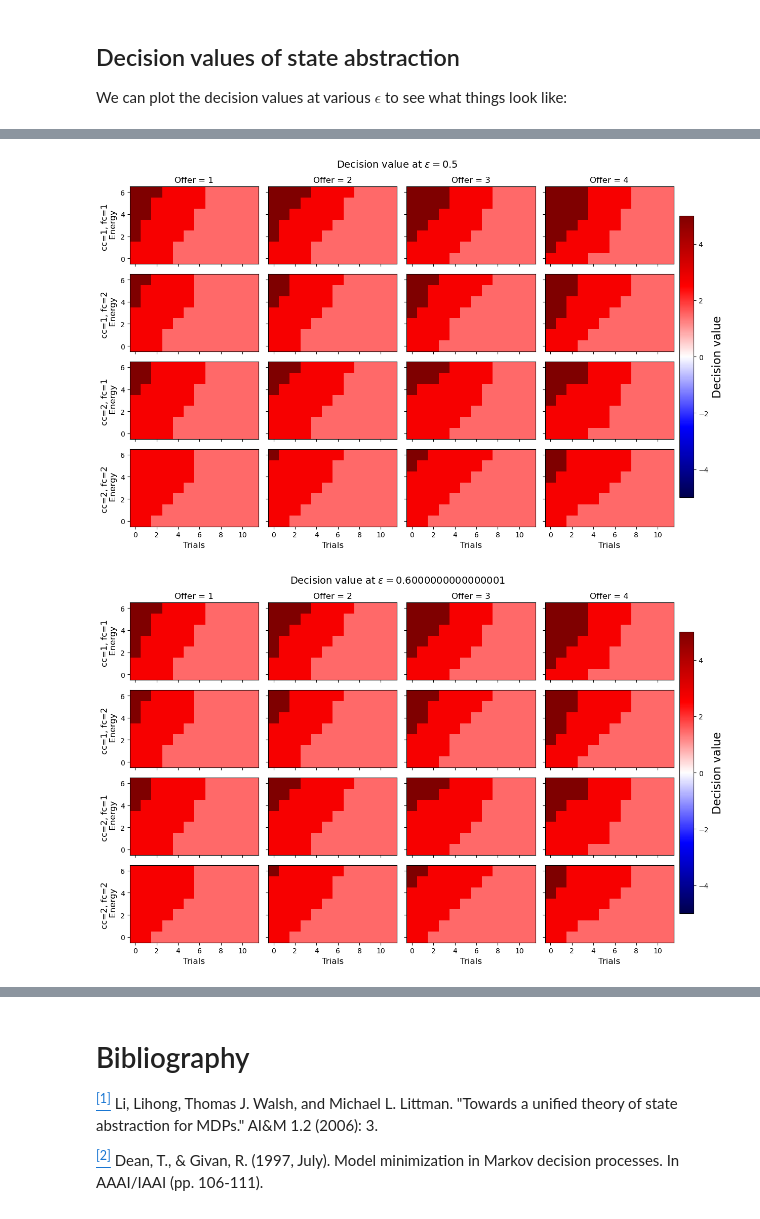
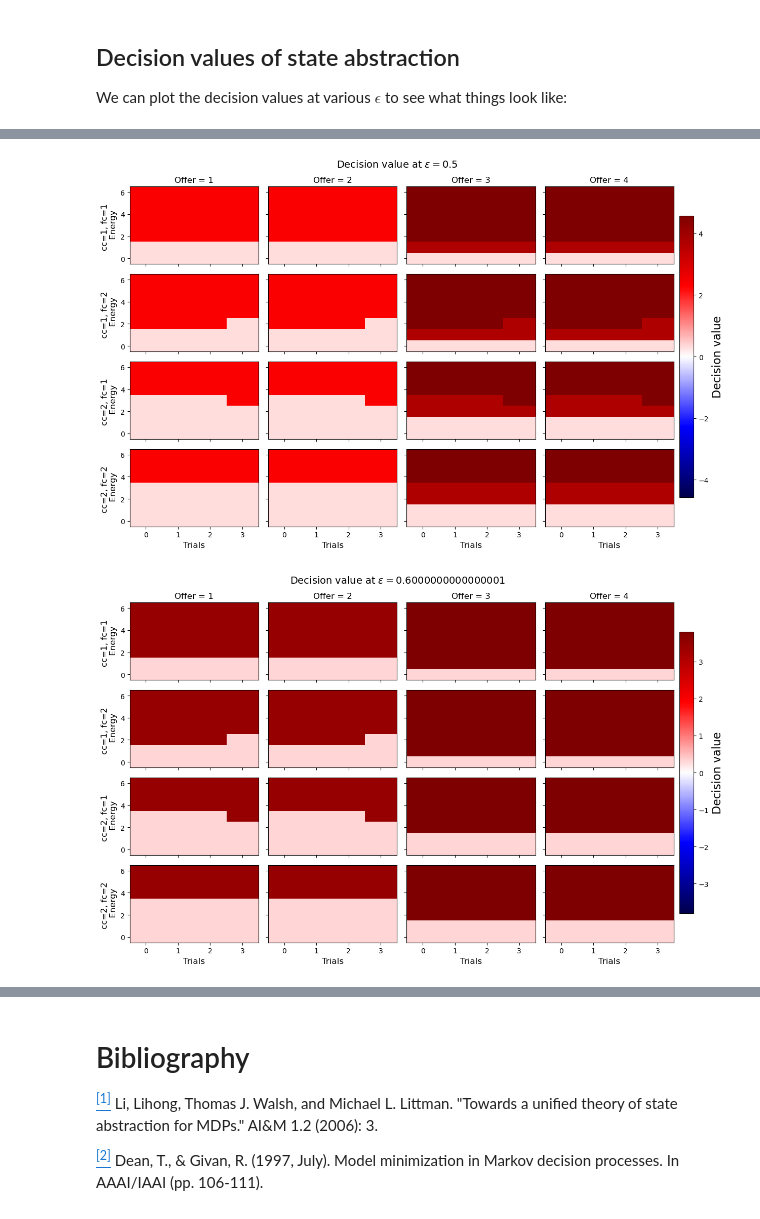
Before and after one commit to AlexLepauvre/state-abstraction, a Jupyter notebook: notebooks/04_bisim_distance_state_abstraction.ipynb, the cells around one changed output, grey strips where cells are left out. Saved outputs shown, nothing was run; the diff lists cells and outputs as text; code cells hidden in the pictures.

```diff
--- a/notebooks/04_bisim_distance_state_abstraction.ipynb
+++ b/notebooks/04_bisim_distance_state_abstraction.ipynb
@@ -33,12 +33,12 @@ R_ground = task_mdp.expected_return(task_mdp.greedy_policy(Q_ground), initial_en
 # Compute pairwise distances:
 task.build()
 # Compute pairwise distances:
-if not os.path.isfile('../data/bids/limited_energy/derivatives/state_abstraction/bisimulation_distance_matrix.npy'):
-    distances_matrix = task_mdp.bisim_metric(gamma=0.99, tol=1e-3, njobs=-1, max_iters=1000)
+if not os.path.isfile('../data/bids/limited_energy/derivatives/state_abstraction/bisimulation_distance_matrix_new.npy'):
+    distances_matrix = task_mdp.bisim_metric(cR=0.5, cT=0.5, tol=1e-3, njobs=-1, max_iters=1000)
     distances_matrix = distances_matrix / np.max(distances_matrix)
     if not os.path.isdir("../data/bids/limited_energy/derivatives/state_abstraction"):
         os.makedirs("../data/bids/limited_energy/derivatives/state_abstraction")
-    np.save('../data/bids/limited_energy/derivatives/state_abstraction/bisimulation_distance_matrix.npy', distances_matrix)
+    np.save('../data/bids/limited_energy/derivatives/state_abstraction/bisimulation_distance_matrix_new.npy', distances_matrix)
 else:
     distances_matrix = np.load('../data/bids/limited_energy/derivatives/state_abstraction/bisimulation_distance_matrix.npy')
 # %%
@@ -199,7 +224,7 @@ Alternatively, if computational capacity itself varies with factors like motivat
 We can plot the decision values at various $\epsilon$ to see what things look like:
 # %%
 # Plot the decision values:
-task_mdp.plot_dv(Q_ground[:, 1]-Q_ground[:, 0], title='Decision value from ground MDP')
+task_mdp.plot_dv(Q_ground[:, 1]-Q_ground[:, 0], title='Decision value from ground MDP', tmax=4)
 
 for eps in np.arange(0, 1, 0.1):
     # Generate abstracted MDPs:
@@ -208,7 +233,7 @@ for eps in np.arange(0, 1, 0.1):
     V_R, Q_R = abstract_mdp.backward_induction()
     # Project back to ground space:
     V_from_abstract, Q_from_abstract = abstract2ground_value(class_of_state, V_R, Q_R)
-    task_mdp.plot_dv(Q_from_abstract[:, 1]-Q_from_abstract[:, 0], title=f'Decision value at $\epsilon={eps}$')
+    task_mdp.plot_dv(Q_from_abstract[:, 1]-Q_from_abstract[:, 0], title=f'Decision value at $\epsilon={eps}$', tmax=4)
 plt.show()
 # %% [output]
 [figure]
@@ -220,2 +245,2 @@ plt.show()
-[figure, old version]
+[figure, new version]
-[figure, old version]
+[figure, new version]
```
Also changed, not shown: parts of 4 cells of this notebook, 5 other files.
